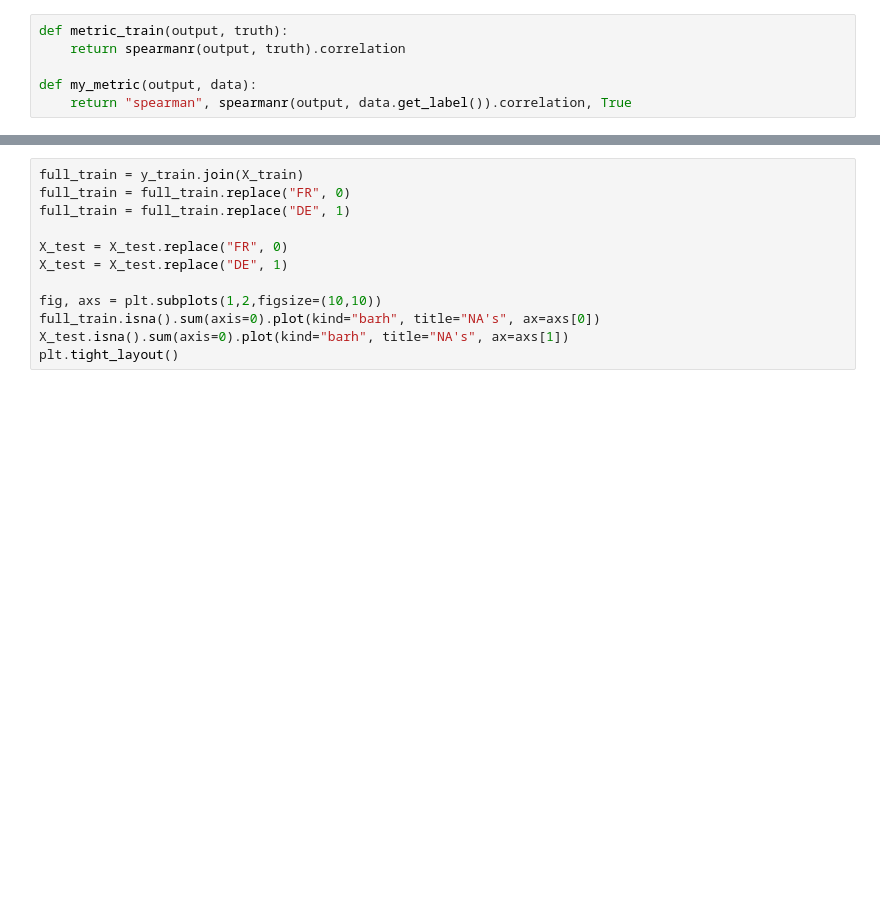
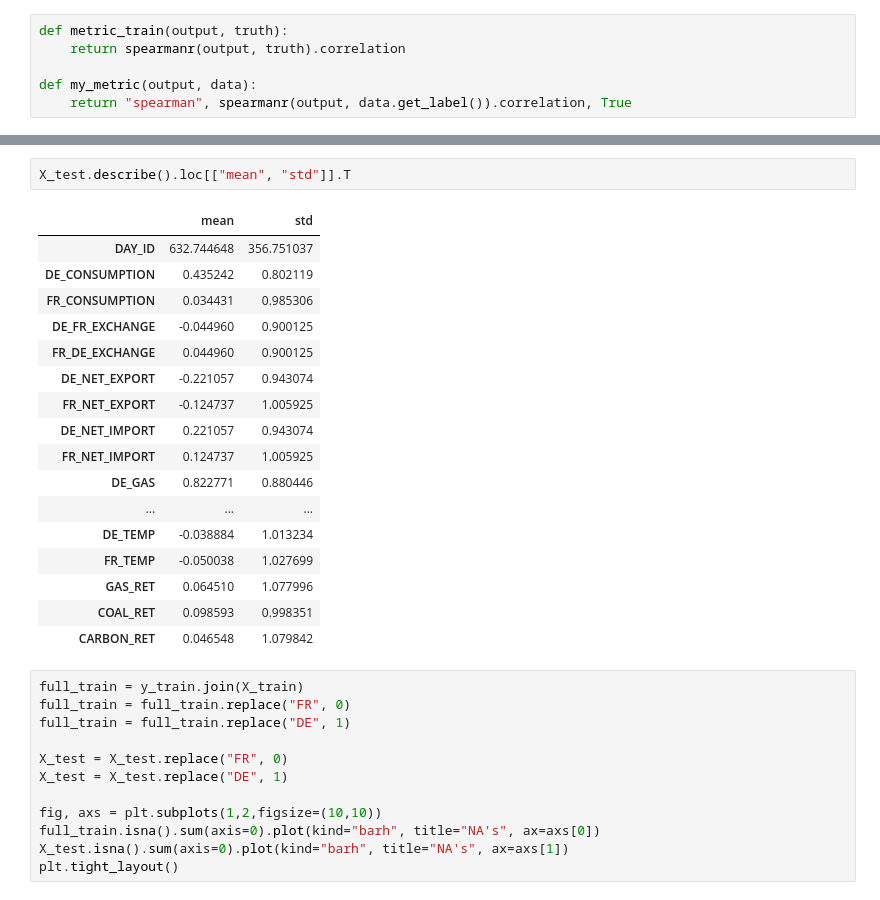
Before and after one commit to chantomkit/QRT2023, a Jupyter notebook: eda.ipynb, the cells around one changed output, grey strips where cells are left out. Drawn from its saved outputs; the diff is of its cells as text; blank space fills up the shorter version.

```diff
--- a/eda.ipynb
+++ b/eda.ipynb
@@ -41,3 +63,23 @@ len(X_train), len(y_train), len(X_test)
+# %%
+X_test.describe().loc[["mean", "std"]].T
+# %% [output]
+|  | mean | std |
+| DAY_ID | 632.744648 | 356.751037 |
+| DE_CONSUMPTION | 0.435242 | 0.802119 |
+| FR_CONSUMPTION | 0.034431 | 0.985306 |
+| DE_FR_EXCHANGE | -0.044960 | 0.900125 |
+| FR_DE_EXCHANGE | 0.044960 | 0.900125 |
+| DE_NET_EXPORT | -0.221057 | 0.943074 |
+| FR_NET_EXPORT | -0.124737 | 1.005925 |
+| DE_NET_IMPORT | 0.221057 | 0.943074 |
+| FR_NET_IMPORT | 0.124737 | 1.005925 |
+| DE_GAS | 0.822771 | 0.880446 |
+| ... | ... | ... |
+| DE_TEMP | -0.038884 | 1.013234 |
+| FR_TEMP | -0.050038 | 1.027699 |
+| GAS_RET | 0.064510 | 1.077996 |
+| COAL_RET | 0.098593 | 0.998351 |
+| CARBON_RET | 0.046548 | 1.079842 |
 # %%
 full_train = y_train.join(X_train)
 full_train = full_train.replace("FR", 0)
```
Also changed, not shown: parts of 21 cells of this notebook, 3 other files.
